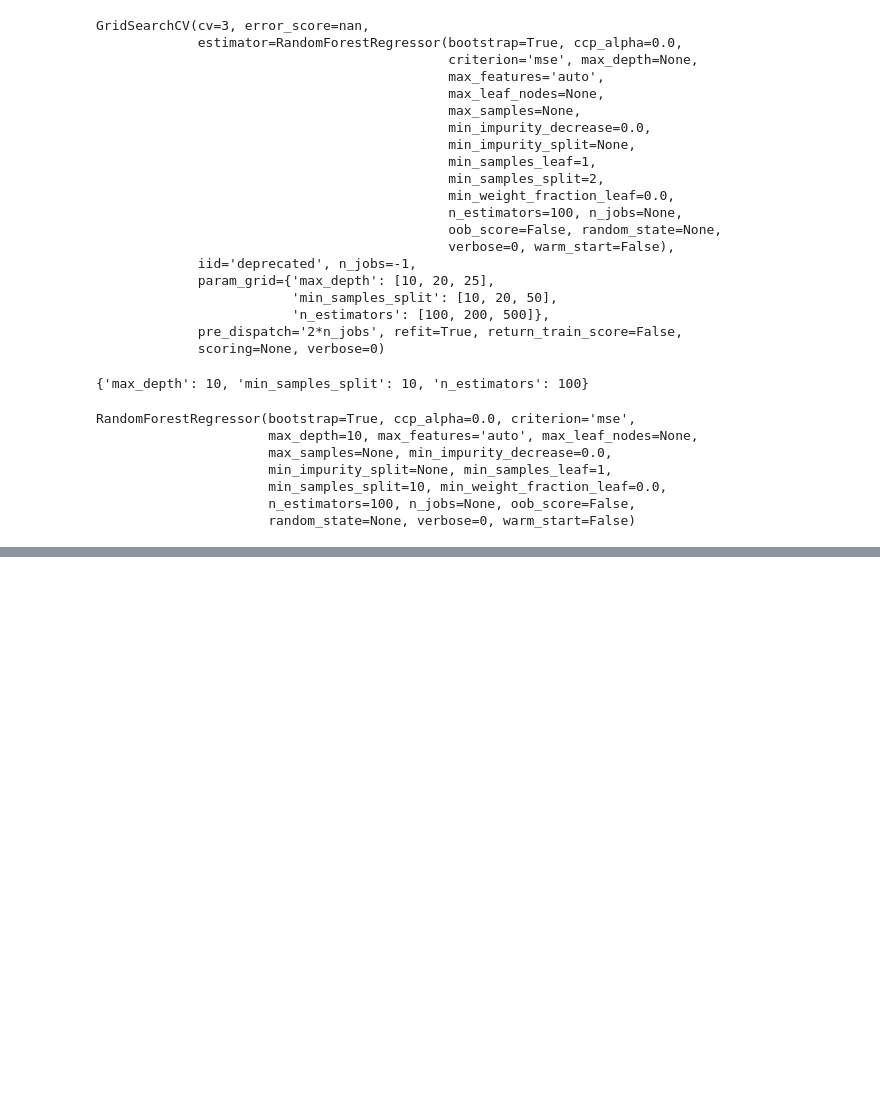
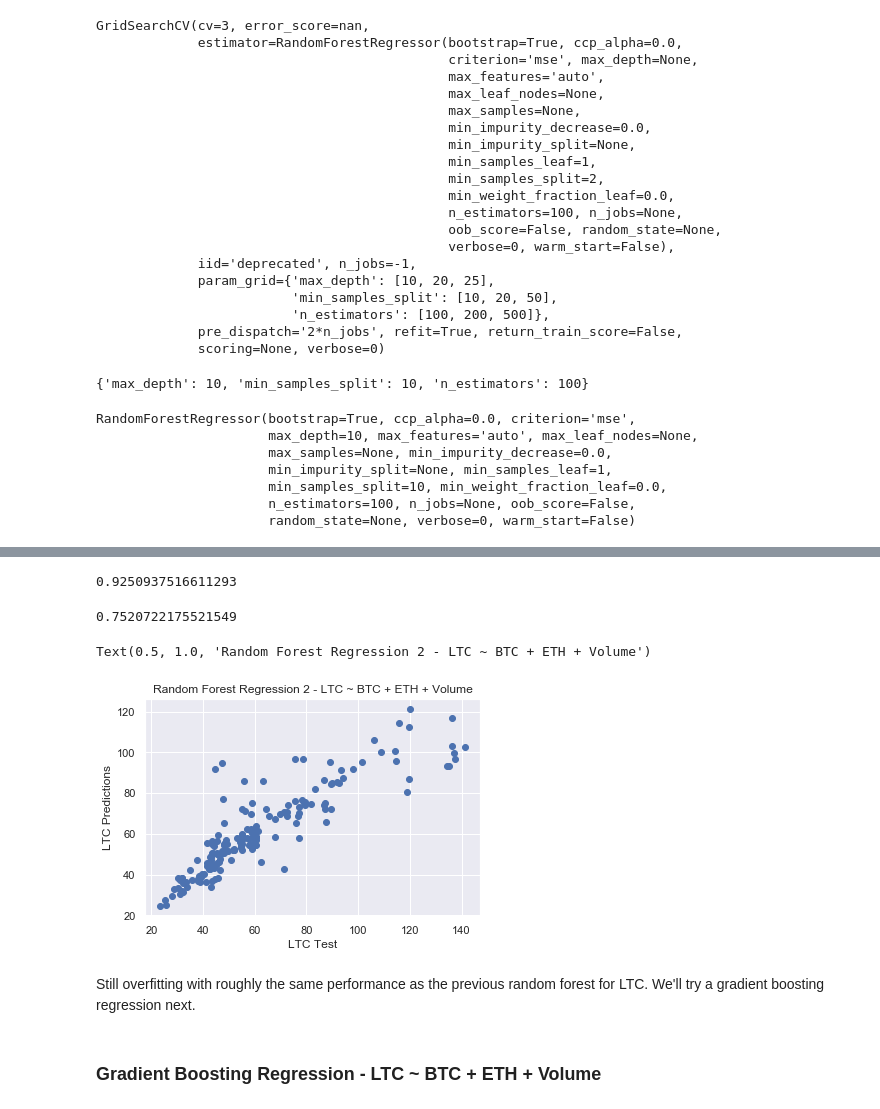
Before and after one commit to hank-butler/Third-Capstone, a Jupyter notebook: Third_Capstone_Modeling.ipynb, the cells around one changed output, grey strips where cells are left out. Saved outputs shown, nothing was run; the diff lists cells and outputs as text; code cells hidden in the pictures; blank space fills up the shorter version.

Commit message:
Adjusted parameters on rf reg and tried gradient boosting regression

```diff
--- a/Third_Capstone_Modeling.ipynb
+++ b/Third_Capstone_Modeling.ipynb
@@ -1045,0 +1058,4 @@ Text(0.5, 1.0, 'Random Forest Regression - LTC ~ BTC + ETH + Volume')
+# %%
+X, y = prices_vol[['vwap_BTC', 'vwap_ETH', 'volume_BTC', 'volume_ETH', 'volume_LTC']], prices_vol[['vwap_LTC']]
+# %%
+X_train, X_test, y_train, y_test = train_test_split(X, y, test_size = 0.25, random_state = 123)
@@ -1045,0 +1109,24 @@ Text(0.5, 1.0, 'Random Forest Regression - LTC ~ BTC + ETH + Volume')
+# %%
+rf_ltc_pvol2.score(X_train, y_train)
+# %% [output]
+0.9250937516611293
+# %%
+rf_ltc_pvol2.score(X_test, y_test)
+# %% [output]
+0.7520722175521549
+# %%
+y_pred = rf_ltc_pvol.predict(X_test)
+# %%
+y_pred = pd.Series(y_pred)
+# %%
+plt.scatter(y_test, y_pred)
+plt.xlabel("LTC Test")
+plt.ylabel("LTC Predictions")
+plt.title("Random Forest Regression 2 - LTC ~ BTC + ETH + Volume")
+# %% [output]
+Text(0.5, 1.0, 'Random Forest Regression 2 - LTC ~ BTC + ETH + Volume')
+[figure, added]
+# %% [markdown]
+Still overfitting with roughly the same performance as the previous random forest for LTC. We'll try a gradient boosting regression next.
+# %% [markdown]
+### Gradient Boosting Regression - LTC ~ BTC + ETH + Volume
```
Also changed, not shown: parts of 51 cells of this notebook.
